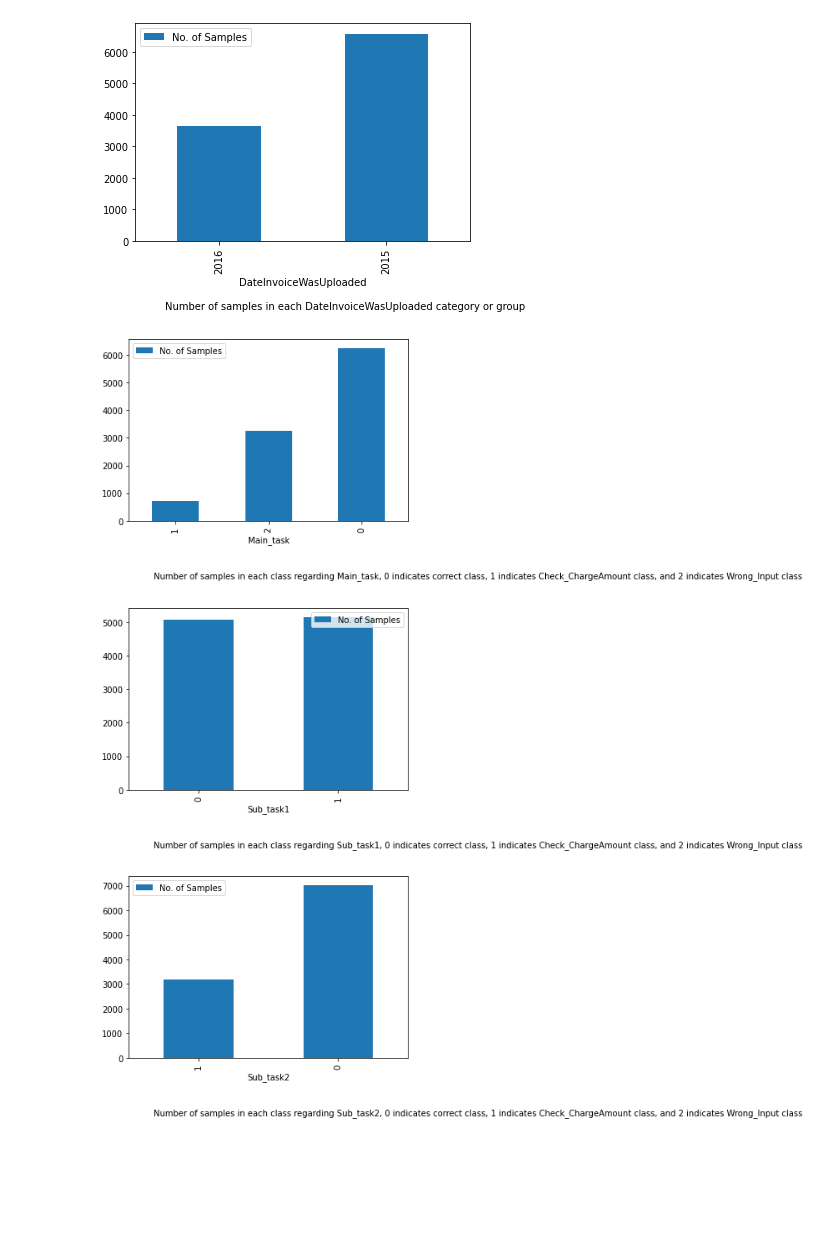
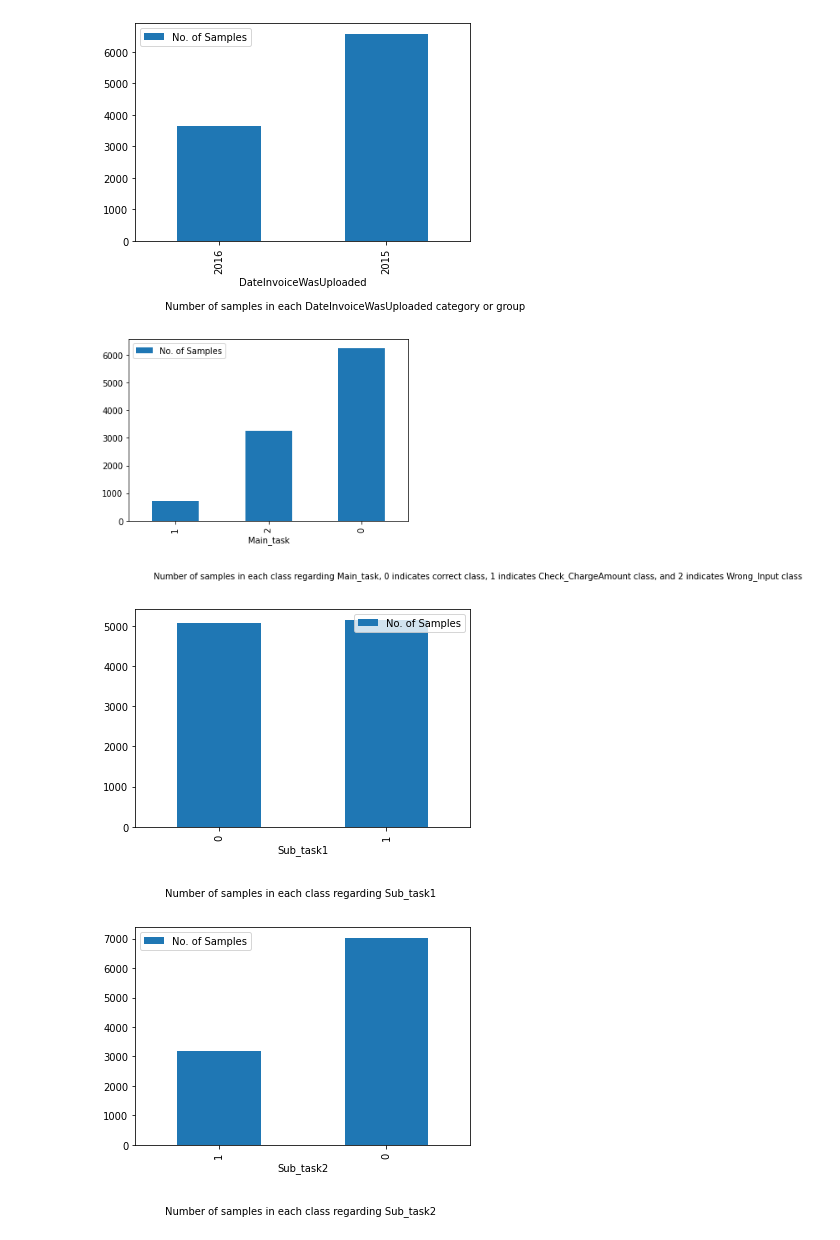
Before and after one commit to EhsanOthman2021/Sachcontrol-Project, a Jupyter notebook: Sachcontrol_Project.ipynb, the cells around one changed output. Saved outputs shown, nothing was run; the diff lists cells and outputs as text; code cells hidden in the pictures; blank space fills up the shorter version.

```diff
--- a/Sachcontrol_Project.ipynb
+++ b/Sachcontrol_Project.ipynb
@@ -33,7 +68,6 @@ import os
 import pandas as pd
 import numpy as np
 #import dataframe_image as dfi
-#from dataframe_image._screenshot import Screenshot
 from collections import Counter
 import matplotlib.pyplot as plt
 
@@ -54,7 +88,6 @@ def extract_dataset():
 
     if not os.path.exists('Question1'):
            os.makedirs('Question1')
-
     # Write into CSV file
     with open('Question1/'+filename +'_Update.csv', 'w', newline='') as outfile:
          row_data = csv.writer(outfile)
@@ -194,8 +227,8 @@ def dataset_distribution(df):
           new_df.plot(kind='bar',x=sub_df.columns[i],y=('No. of Samples'))
           plt.annotate(('Number of samples in each '+ sub_df.columns[i] + ' category or group'), (0,0), (30, -60), xycoords='axes fraction', textcoords='offset points', va='top')
           plt.savefig('Question1/'+sub_df.columns[i]+' chart.png', dpi=300, bbox_inches='tight')
-          new_df.to_csv('Question1/'+ sub_df.columns[i]+' table.csv', index =False)
-         # dfi.export(new_df,'Question1/'+ sub_df.columns[i]+' table.png')
+          new_df.to_csv('Question1/'+sub_df.columns[i]+' table.csv',index=False)
+         # dfi.export(new_df,"Question1/'+sub_df.columns[i]+' table.png')
         else :
           new_df.to_csv('Question1/InsurerClaimOwner.csv',index=False)
 
@@ -218,10 +251,10 @@ def dataset_distribution(df):
         data_tuples = list(zip(key,concl[0],concl[1],concl[2],count))
         dis_df = pd.DataFrame(data_tuples, columns=['Id', 'correct','Check_ChargeAmount','Wrong_Input','No of samples'])
         dis_df = dis_df.sort_values(by=['No of samples'])
-        dis_df.to_csv('Question1/'+ sub_df.columns[i]+' the percentage of class based on the their category or group.csv', index =False)
+        dis_df.to_csv('Question1/'+sub_df.columns[i]+' the percentage of class based on the their category or group.csv', index=False)
        # dfi.export(dis_df,'Question1/'+sub_df.columns[i]+' the percentage of class based on the their category or group.png')
 
-        # return the index of the highst percentage for each feature in each class (3)
+        # return the index of the highst percentage# for each feature in each class (3)
         index = dis_df.idxmax()
         temp = dis_df.loc[index[1:-1],['Id']]
         temp = temp.iloc[:,0].tolist()
@@ -239,8 +272,8 @@ def dataset_distribution(df):
     conclusion_df['correct'] = conclusion_df['correct'].astype(int)
     conclusion_df['Check_ChargeAmount'] = conclusion_df['Check_ChargeAmount'].astype(int)
     conclusion_df['Wrong_Input'] = conclusion_df['Wrong_Input'].astype(int)
-    new_df.to_csv('Question1/First conclusion.csv', index =False)
-    #dfi.export(conclusion_df,'Question1/First conclusion.png')
+    conclusion_df.to_csv('Question1/Second main problem solution.csv',index=False)
+ #   dfi.export(conclusion_df,'Question1/First conclusion.png')
 
     return
 
@@ -256,33 +289,37 @@ def dataset_distribution_based_on_tasks(df):
     for i in range(sub_df.shape[1]):
 
         sub_data = sub_df.loc[:,sub_df.columns[i]].tolist()
         new_df = pd.DataFrame(Counter(sub_data).keys(), columns=[sub_df.columns[i]])
         new_df.loc[:,'No. of Samples'] = Counter(sub_data).values()
         new_df = new_df.sort_values(by=['No. of Samples'])
         new_df.plot(kind='bar',x=sub_df.columns[i],y=('No. of Samples'))
-        plt.annotate(('Number of samples in each class regarding ' + sub_df.columns[i] + ', 0 indicates correct class, 1 indicates Check_ChargeAmount class, and 2 indicates Wrong_Input class'), (0,0), (30, -60), xycoords='axes fraction', textcoords='offset points', va='top')
+        if i == 0: # main task
+           plt.annotate(('Number of samples in each class regarding ' + sub_df.columns[i] + ', 0 indicates correct class, 1 indicates Check_ChargeAmount class, and 2 indicates Wrong_Input class'), (0,0), (30, -60), xycoords='axes fraction', textcoords='offset points', va='top')
+        else:
+           plt.annotate(('Number of samples in each class regarding ' + sub_df.columns[i]), (0,0), (30, -60), xycoords='axes fraction', textcoords='offset points', va='top')
+
         plt.savefig('Question1/' + sub_df.columns[i]+'.png', dpi=300, bbox_inches='tight')
 
     return
 
 
 #/------------------------------------------------------------------------------------------------------------------------------------
 
 # This function is used to extract the 26 features and 10225 samples from L1_dataset_Update.csv
 filename = extract_dataset()
 
 # Investigating the different distribution of dataset based on different variables (features) from datasets and identifying the problems
 df = identfy_tasks_from_dataset(filename)
 
 # Present the different distribution of dataset based on different variables (features) from dataset
 dataset_distribution(df)
 
 # Present the different distribution of dataset regarding the main_task and the 3 sub_tasks
 dataset_distribution_based_on_tasks(df)
 # %% [output]
 [figure]
 [figure]
 [figure]
 [figure]
-[figure, old version]
+[figure, new version]
-[figure, old version]
+[figure, new version]
```
Also changed, not shown: parts of 10 cells of this notebook.
